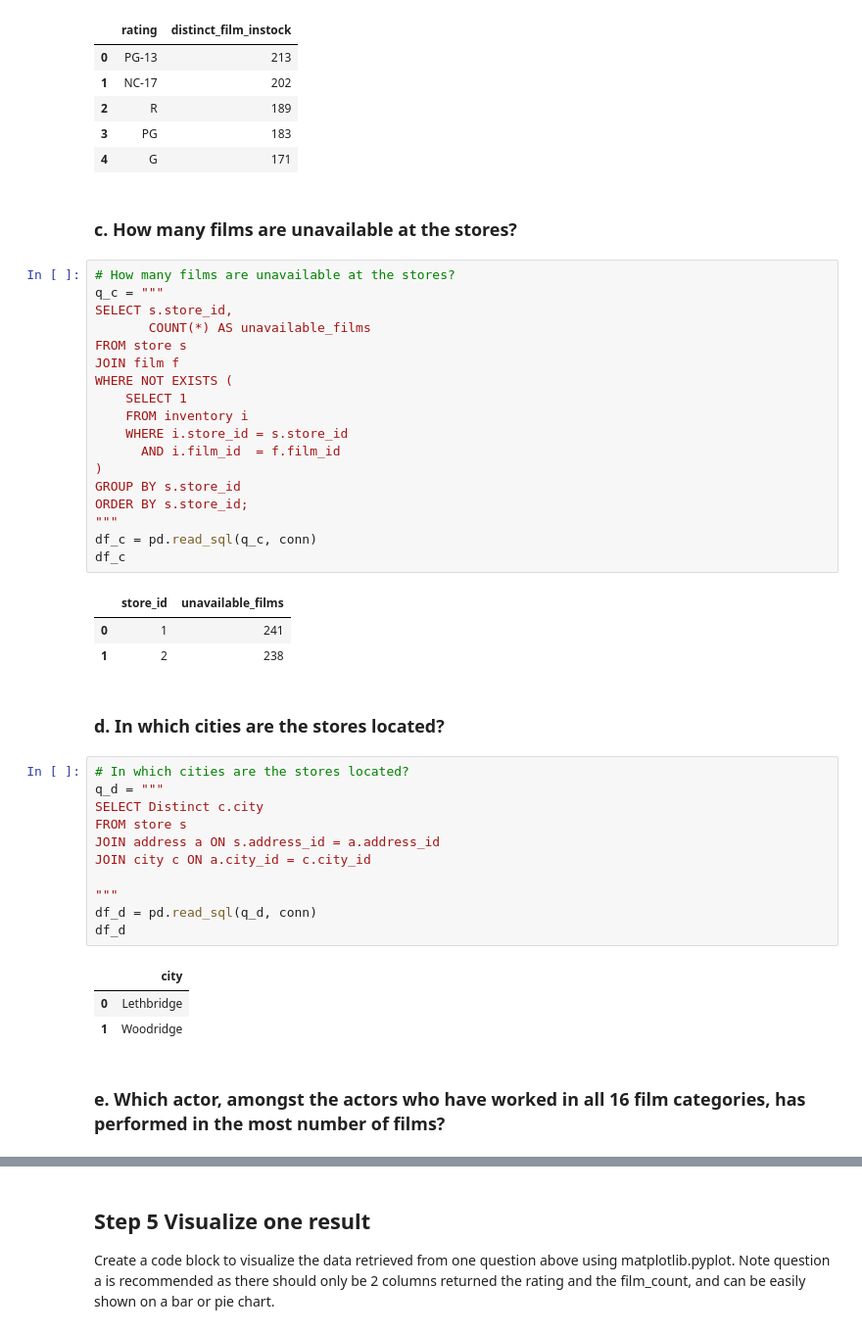
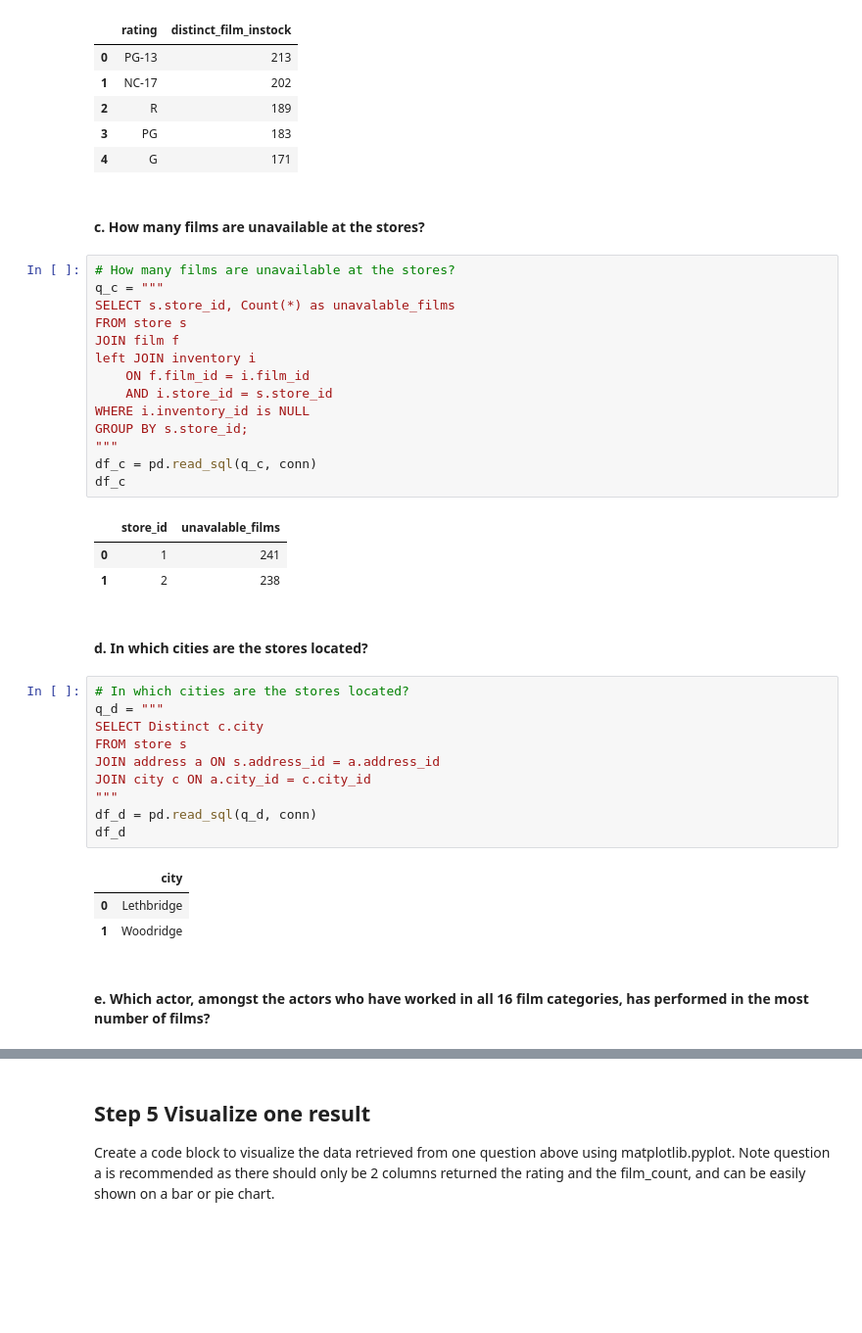
Before and after one commit to xuany823/ASD507CourseWork, a Jupyter notebook: Module4/Assignment4.1_Michelle_Wang.ipynb, the cells around one changed output, grey strips where cells are left out. Shown at 98% size. Saved outputs shown, nothing was run; the diff lists cells and outputs as text; blank space fills up the shorter version.

```diff
--- a/Module4/Assignment4.1_Michelle_Wang.ipynb
+++ b/Module4/Assignment4.1_Michelle_Wang.ipynb
@@ -103,31 +96,27 @@ df_b
 | 3 | PG | 183 |
 | 4 | G | 171 |
 # %% [markdown]
-### c. How many films are unavailable at the stores?
+#### c. How many films are unavailable at the stores?
 # %%
 # How many films are unavailable at the stores?
 q_c = """
-SELECT s.store_id,
-       COUNT(*) AS unavailable_films
+SELECT s.store_id, Count(*) as unavalable_films
 FROM store s
 JOIN film f
-WHERE NOT EXISTS (
-    SELECT 1
-    FROM inventory i
-    WHERE i.store_id = s.store_id
-      AND i.film_id  = f.film_id
-)
-GROUP BY s.store_id
-ORDER BY s.store_id;
+left JOIN inventory i
+    ON f.film_id = i.film_id
+    AND i.store_id = s.store_id
+WHERE i.inventory_id is NULL
+GROUP BY s.store_id;
 """
 df_c = pd.read_sql(q_c, conn)
 df_c
 # %% [output]
-|  | store_id | unavailable_films |
+|  | store_id | unavalable_films |
 | 0 | 1 | 241 |
 | 1 | 2 | 238 |
 # %% [markdown]
-### d. In which cities are the stores located?
+#### d. In which cities are the stores located?
 # %%
 # In which cities are the stores located?
 q_d = """
@@ -135,7 +124,6 @@ SELECT Distinct c.city
 FROM store s
 JOIN address a ON s.address_id = a.address_id
 JOIN city c ON a.city_id = c.city_id
-
 """
 df_d = pd.read_sql(q_d, conn)
 df_d
@@ -144,7 +132,7 @@ df_d
 | 0 | Lethbridge |
 | 1 | Woodridge |
 # %% [markdown]
-### e. Which actor, amongst the actors who have worked in all 16 film categories, has performed in the most number of films?
+#### e. Which actor, amongst the actors who have worked in all 16 film categories, has performed in the most number of films?
 # %%
 # Which actor, amongst the actors who have worked in all 16 film categories, has performed in the most number of films?
 q_e = """
```
Also changed, not shown: parts of 11 cells of this notebook, 2 other files.
